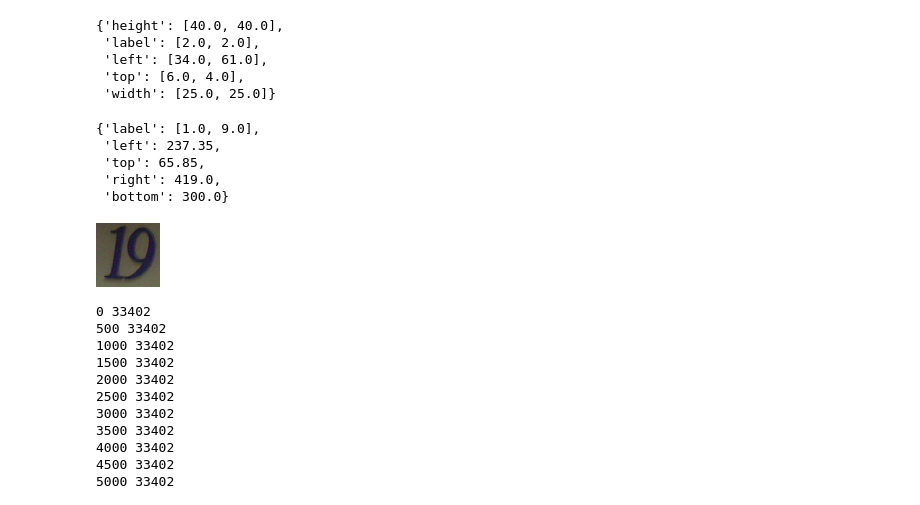
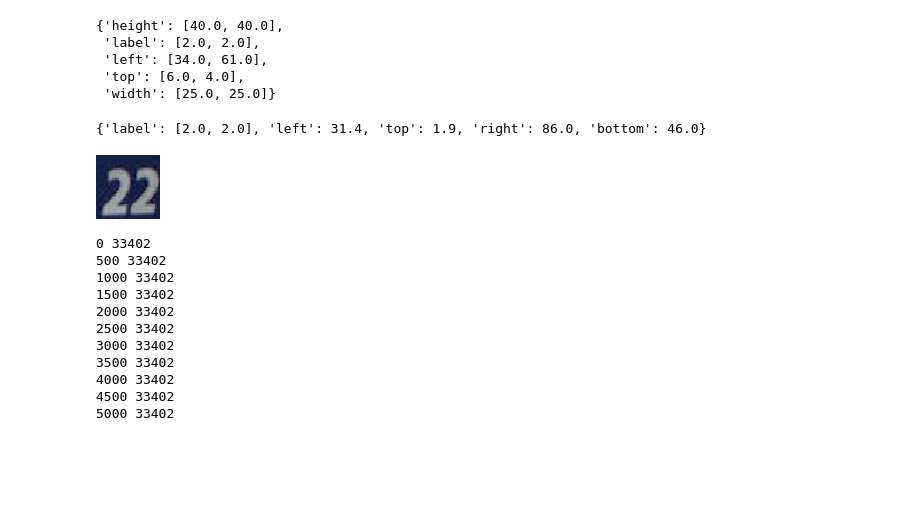
Before and after one commit to nladuo/ml-study-stuff, a Jupyter notebook: udacity/Deep-Learning/7_Project-Build-a-Live-Camera-App/SVHN.ipynb, the cells around one changed output. Drawn from its saved outputs; the diff is of its cells as text; code cells hidden in the pictures; blank space fills up the shorter version.

```diff
--- a/udacity/Deep-Learning/7_Project-Build-a-Live-Camera-App/SVHN.ipynb
+++ b/udacity/Deep-Learning/7_Project-Build-a-Live-Camera-App/SVHN.ipynb
@@ -83,21 +83,17 @@ def getWholeBox(dataset, index, im):
         "bottom": im_bottom
     }
 # %%
-im = Image.open("train/" + getName(train_dataset, 0))
-getWholeBox(train_dataset, 0, im)
+im = Image.open("train/" + getName(train_dataset, 33400))
+getWholeBox(train_dataset, 33400, im)
 # %% [output]
-{'label': [1.0, 9.0],
- 'left': 237.35,
- 'top': 65.85,
- 'right': 419.0,
- 'bottom': 300.0}
+{'label': [2.0, 2.0], 'left': 31.4, 'top': 1.9, 'right': 86.0, 'bottom': 46.0}
 # %%
-box = getWholeBox(train_dataset, 0, im)
+box = getWholeBox(train_dataset, 33400, im)
 
 im = im.crop((box["left"], box["top"], box["right"], box["bottom"]))
 im.resize((64, 64))
 # %% [output]
-[figure, old version]
+[figure, new version]
 # %%
 # Load Train Data
 train_count = train_dataset["digitStruct"]["name"].shape[0]
```
